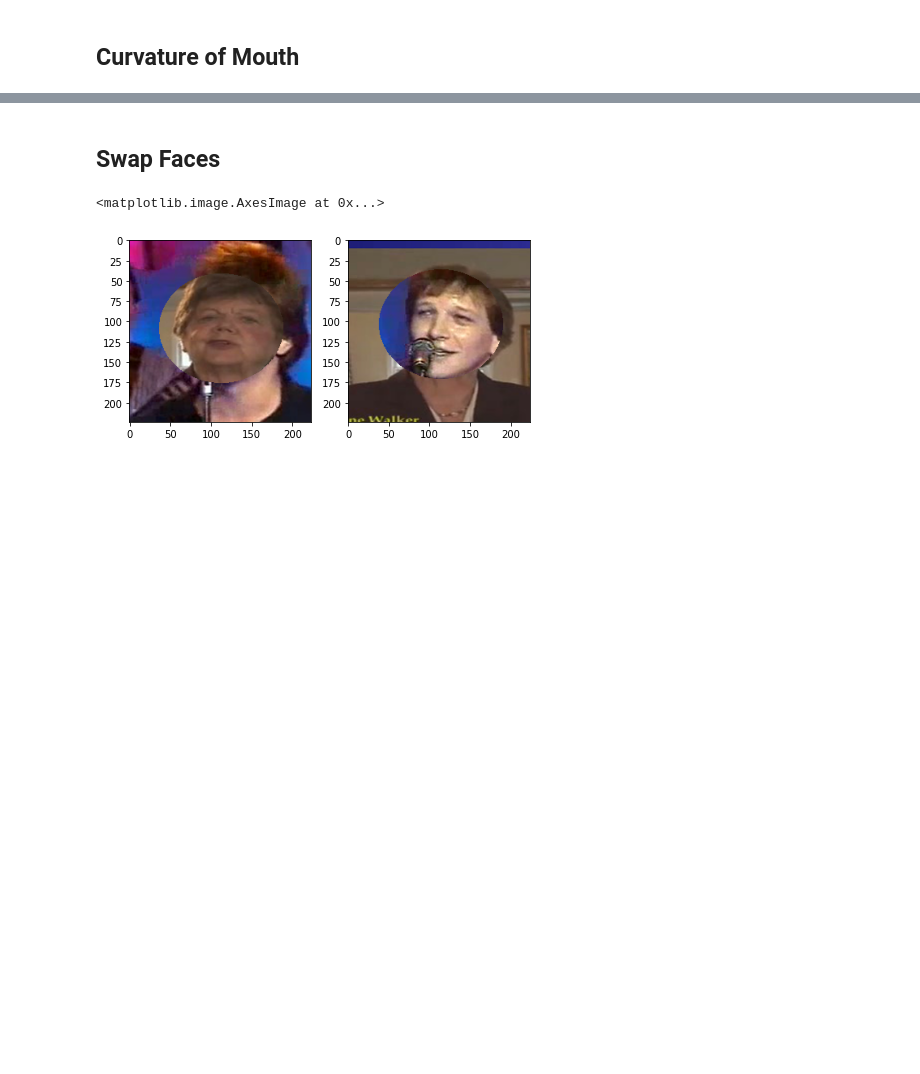
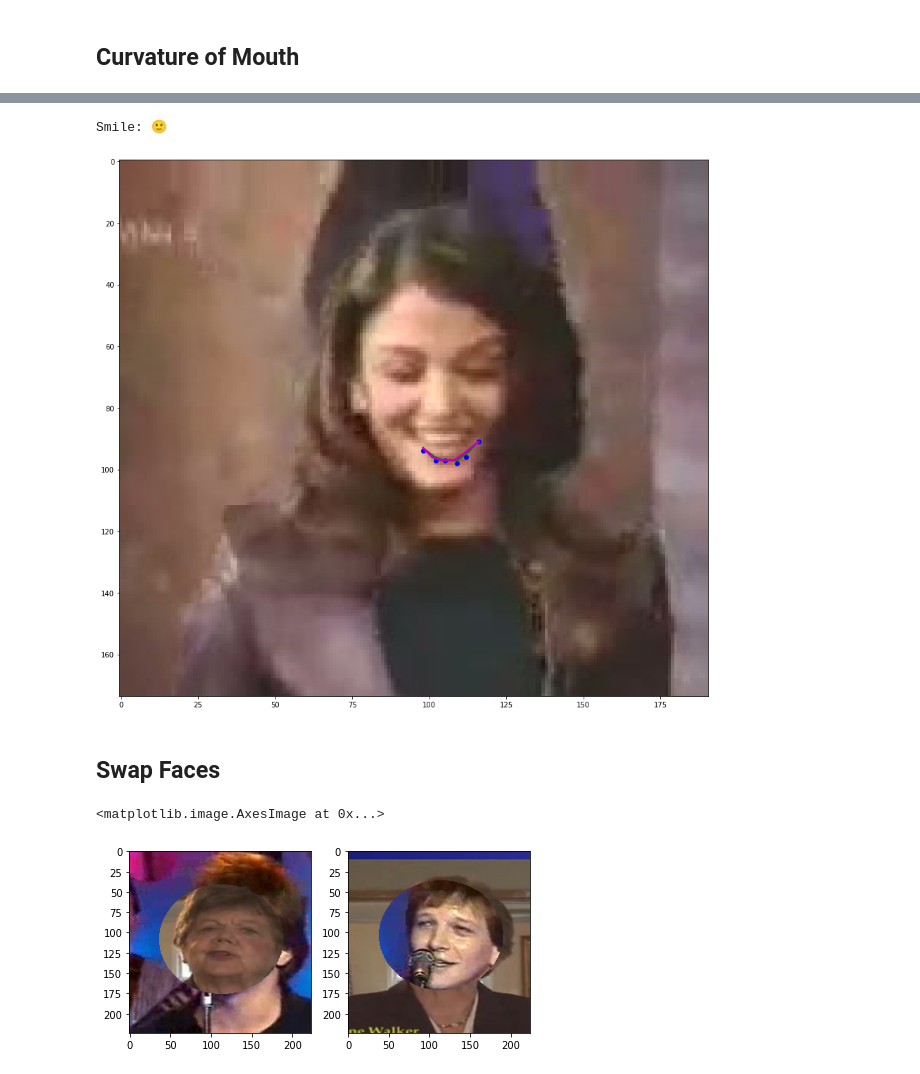
Before and after one commit to joao-d-oliveira/CV-Face_Recognition, a Jupyter notebook: 4. Fun with Keypoints.ipynb, the cells around one changed output, grey strips where cells are left out. Drawn from its saved outputs; the diff is of its cells as text; code cells hidden in the pictures; blank space fills up the shorter version.

Commit message:
fixed smile

```diff
--- a/4. Fun with Keypoints.ipynb
+++ b/4. Fun with Keypoints.ipynb
@@ -251,5 +252,2 @@ plotFilterInImage(image, 'images/straw_hat.png', x_hat, y_hat, h_hat, w_hat)
 # %% [markdown]
 ## Curvature of Mouth
-# %%
-image = mpimg.imread(os.path.join('data/training/', image_name))
-image.shape
@@ -356,3 +319,23 @@ plt.close()
+# %%
+# 1585 - smile
+# 3372 - big smile
+# 1979 - Neutral
+# 339 - Sad
+image, mouth, x, y, x_rotated, y_rotated = getMouthCurvature(1585)
+emoj, res = getSmile(x_rotated, y_rotated)
+print(emoj)
+fig = plt.figure(figsize=(15, 15))
+ax = fig.add_subplot(111)
+
+ax.scatter(mouth[:,0], mouth[:,1],c='blue')
+ax.plot(x,y, linewidth=2.0, c='g')
+ax.plot(x_rotated,y_rotated, linewidth=3.0 ,c='m')
+
+plt.imshow(image)
+plt.show()
+# %% [output]
+Smile: 🙂
+[figure, added]
 # %% [markdown]
 ## Swap Faces
 # %%
```
Also changed, not shown: parts of 9 cells of this notebook, 1 other file.
